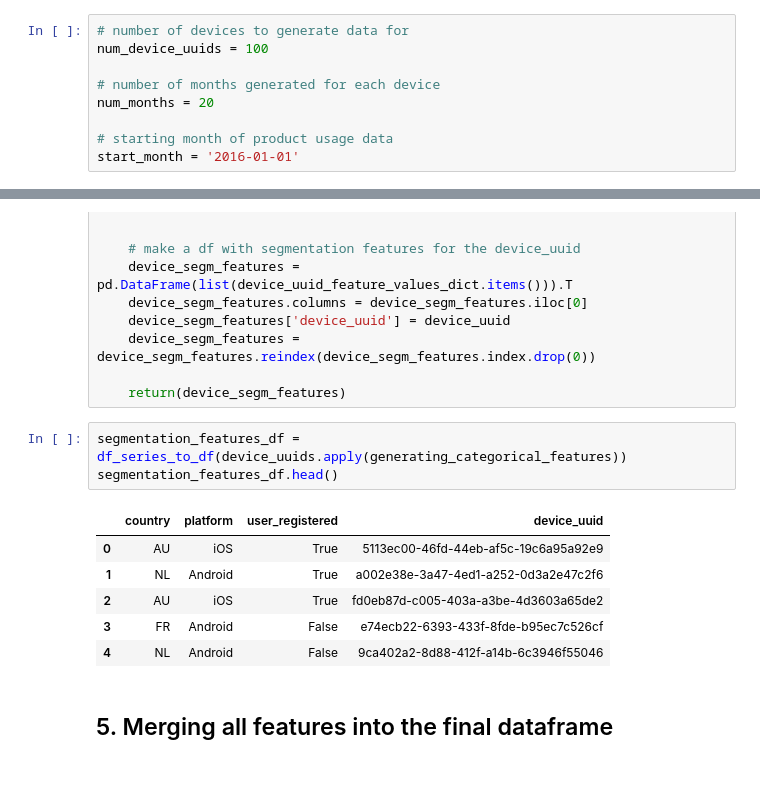
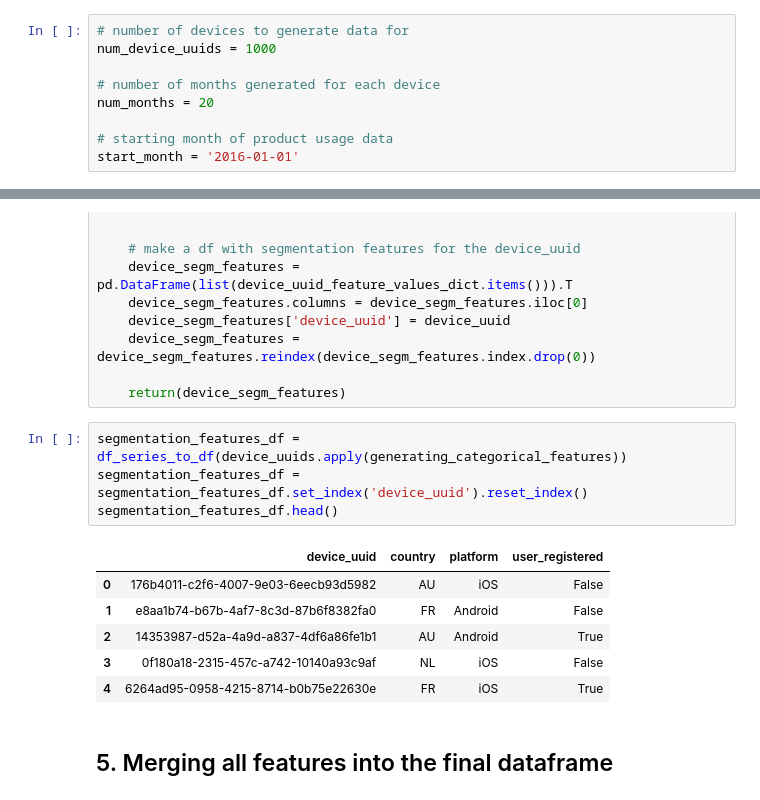
Before and after one commit to josolnik/behavioral-learnings-projects, a Jupyter notebook: Generating product usage data from scratch with Pandas/Generating product usage data from scratch with Pandas.ipynb, the cells around one changed output, grey strips where cells are left out. Cells and saved outputs as stored; diff of their text form.

```diff
--- a/Generating product usage data from scratch with Pandas/Generating product usage data from scratch with Pandas.ipynb
+++ b/Generating product usage data from scratch with Pandas/Generating product usage data from scratch with Pandas.ipynb
@@ -13,7 +13,7 @@ pd.options.mode.chained_assignment = None  # default='warn'
 ### 1. Defining the main parameters
 # %%
 # number of devices to generate data for
-num_device_uuids = 100
+num_device_uuids = 1000
 
 # number of months generated for each device
 num_months = 20
@@ -323,14 +323,15 @@ def generating_categorical_features(device_uuid):
     return(device_segm_features)
 # %%
 segmentation_features_df = df_series_to_df(device_uuids.apply(generating_categorical_features))
+segmentation_features_df = segmentation_features_df.set_index('device_uuid').reset_index()
 segmentation_features_df.head()
 # %% [output]
-|  | country | platform | user_registered | device_uuid |
-| 0 | AU | iOS | True | 5113ec00-46fd-44eb-af5c-19c6a95a92e9 |
-| 1 | NL | Android | True | a002e38e-3a47-4ed1-a252-0d3a2e47c2f6 |
-| 2 | AU | iOS | True | fd0eb87d-c005-403a-a3be-4d3603a65de2 |
-| 3 | FR | Android | False | e74ecb22-6393-433f-8fde-b95ec7c526cf |
-| 4 | NL | Android | False | 9ca402a2-8d88-412f-a14b-6c3946f55046 |
+|  | device_uuid | country | platform | user_registered |
+| 0 | 176b4011-c2f6-4007-9e03-6eecb93d5982 | AU | iOS | False |
+| 1 | e8aa1b74-b67b-4af7-8c3d-87b6f8382fa0 | FR | Android | False |
+| 2 | 14353987-d52a-4a9d-a837-4df6a86fe1b1 | AU | Android | True |
+| 3 | 0f180a18-2315-457c-a742-10140a93c9af | NL | iOS | False |
+| 4 | 6264ad95-0958-4215-8714-b0b75e22630e | FR | iOS | True |
 # %% [markdown]
 ##  5. Merging all features into the final dataframe
 # %%
```
Also changed, not shown: parts of 16 cells of this notebook, 1 other file.
